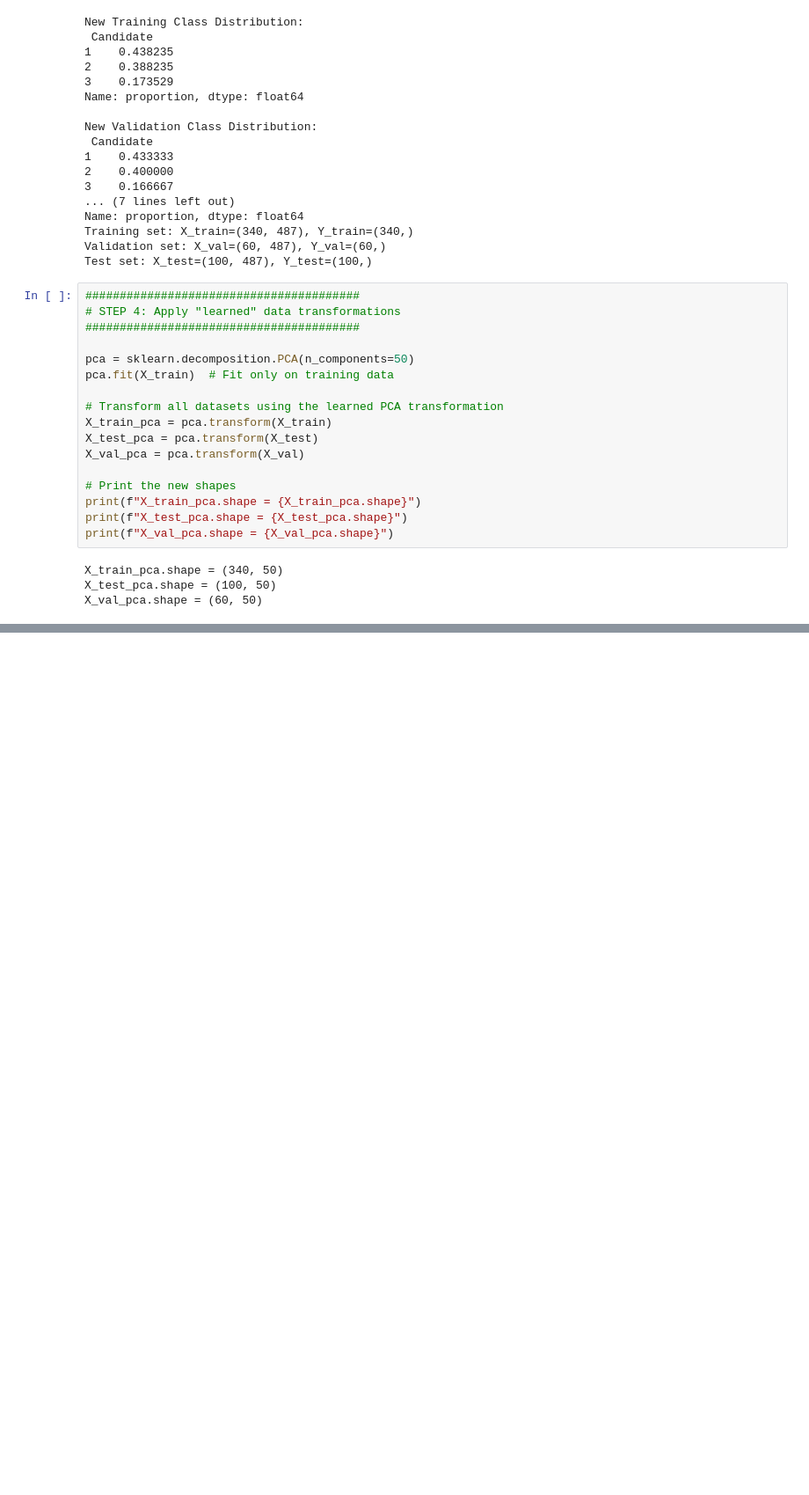
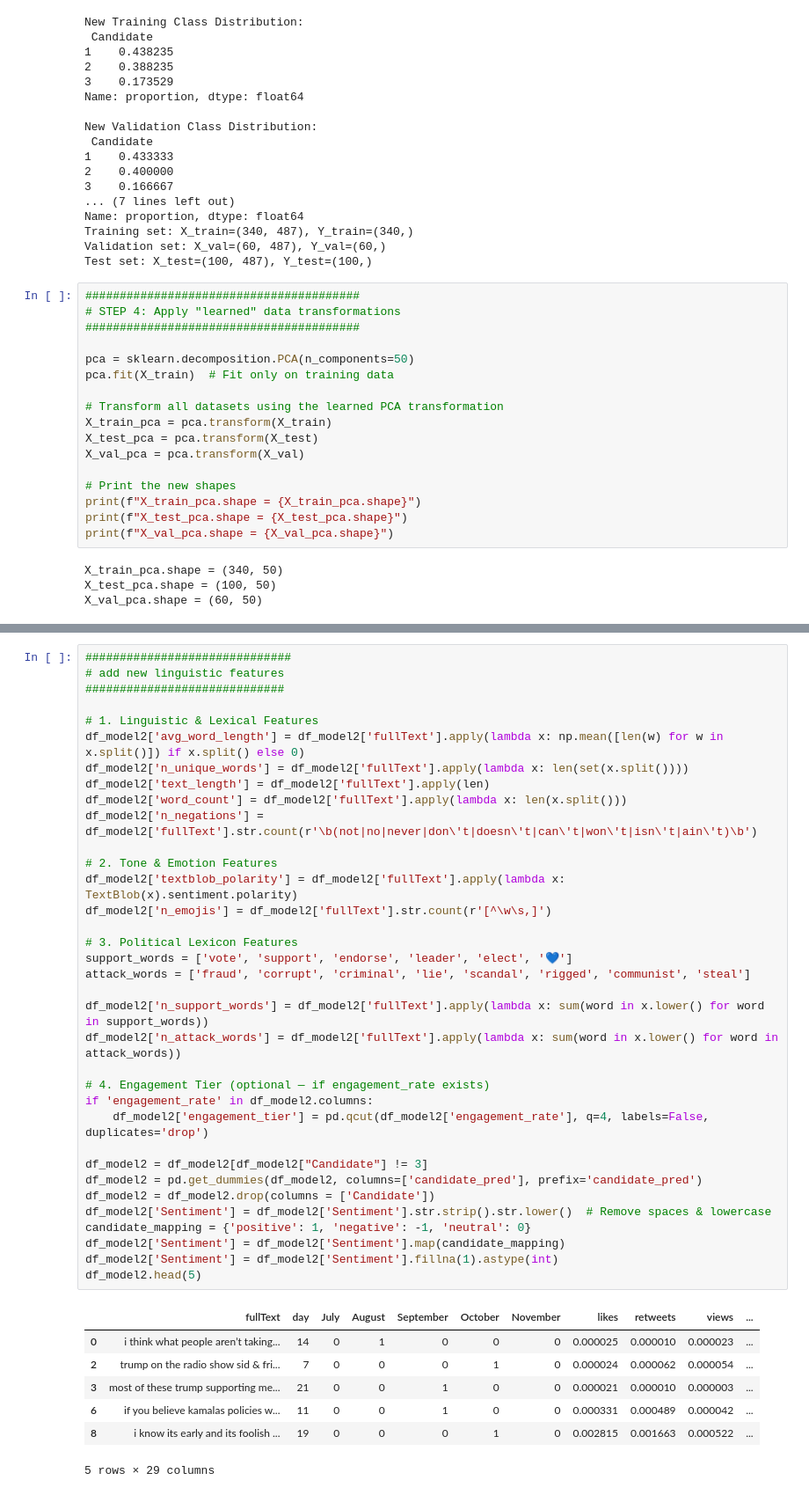
Before and after one commit to avagreyyy4/2024-presidential-election-sentiment-analysis, a Jupyter notebook: Modeling/candidate_randomforest_model.ipynb, the cells around one changed output, grey strips where cells are left out. Shown at 88% size. Cells and saved outputs as stored; diff of their text form; blank space fills up the shorter version.

```diff
--- a/Modeling/candidate_randomforest_model.ipynb
+++ b/Modeling/candidate_randomforest_model.ipynb
@@ -511,0 +473,43 @@ Overall accuracy on full 500 samples: 0.8500
+# %%
+##############################
+# add new linguistic features
+#############################
+
+# 1. Linguistic & Lexical Features
+df_model2['avg_word_length'] = df_model2['fullText'].apply(lambda x: np.mean([len(w) for w in x.split()]) if x.split() else 0)
+df_model2['n_unique_words'] = df_model2['fullText'].apply(lambda x: len(set(x.split())))
+df_model2['text_length'] = df_model2['fullText'].apply(len)
+df_model2['word_count'] = df_model2['fullText'].apply(lambda x: len(x.split()))
+df_model2['n_negations'] = df_model2['fullText'].str.count(r'\b(not|no|never|don\'t|doesn\'t|can\'t|won\'t|isn\'t|ain\'t)\b')
+
+# 2. Tone & Emotion Features
+df_model2['textblob_polarity'] = df_model2['fullText'].apply(lambda x: TextBlob(x).sentiment.polarity)
+df_model2['n_emojis'] = df_model2['fullText'].str.count(r'[^\w\s,]')
+
+# 3. Political Lexicon Features
+support_words = ['vote', 'support', 'endorse', 'leader', 'elect', '💙']
+attack_words = ['fraud', 'corrupt', 'criminal', 'lie', 'scandal', 'rigged', 'communist', 'steal']
+
+df_model2['n_support_words'] = df_model2['fullText'].apply(lambda x: sum(word in x.lower() for word in support_words))
+df_model2['n_attack_words'] = df_model2['fullText'].apply(lambda x: sum(word in x.lower() for word in attack_words))
+
+# 4. Engagement Tier (optional — if engagement_rate exists)
+if 'engagement_rate' in df_model2.columns:
+    df_model2['engagement_tier'] = pd.qcut(df_model2['engagement_rate'], q=4, labels=False, duplicates='drop')
+
+df_model2 = df_model2[df_model2["Candidate"] != 3]
+df_model2 = pd.get_dummies(df_model2, columns=['candidate_pred'], prefix='candidate_pred')
+df_model2 = df_model2.drop(columns = ['Candidate'])
+df_model2['Sentiment'] = df_model2['Sentiment'].str.strip().str.lower()  # Remove spaces & lowercase
+candidate_mapping = {'positive': 1, 'negative': -1, 'neutral': 0}
+df_model2['Sentiment'] = df_model2['Sentiment'].map(candidate_mapping)
+df_model2['Sentiment'] = df_model2['Sentiment'].fillna(1).astype(int)
+df_model2.head(5)
+# %% [output]
+|  | fullText | day | July | August | September | October | November | likes | retweets | views | ... |
+| 0 | i think what people aren’t taking... | 14 | 0 | 1 | 0 | 0 | 0 | 0.000025 | 0.000010 | 0.000023 | ... |
+| 2 | trump on the radio show sid & fri... | 7 | 0 | 0 | 0 | 1 | 0 | 0.000024 | 0.000062 | 0.000054 | ... |
+| 3 | most of these trump supporting me... | 21 | 0 | 0 | 1 | 0 | 0 | 0.000021 | 0.000010 | 0.000003 | ... |
+| 6 | if you believe kamalas policies w... | 11 | 0 | 0 | 1 | 0 | 0 | 0.000331 | 0.000489 | 0.000042 | ... |
+| 8 | i know its early and its foolish ... | 19 | 0 | 0 | 0 | 1 | 0 | 0.002815 | 0.001663 | 0.000522 | ... |
+5 rows × 29 columns
```
Also changed, not shown: parts of 20 cells of this notebook.
